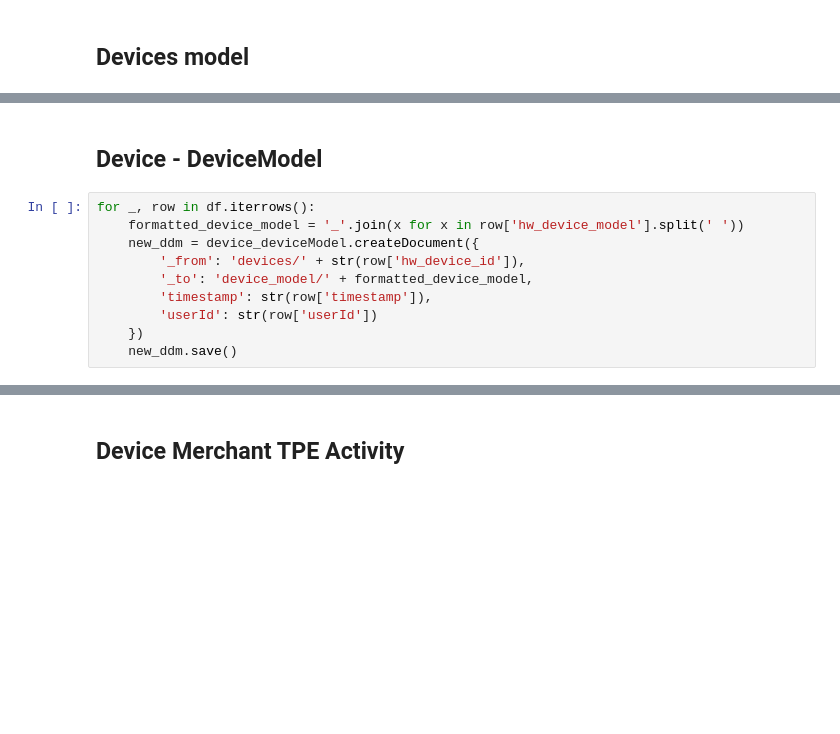
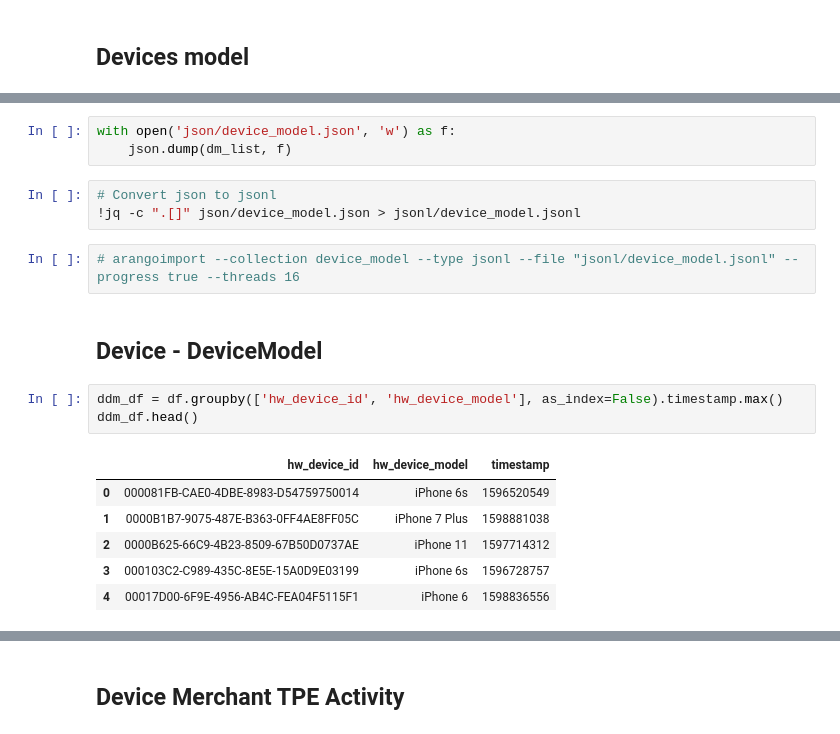
Before and after one commit to anthonyhungnguyen/internship, a Jupyter notebook: module-4-final/data/UsersDevices.ipynb, the cells around one changed output, grey strips where cells are left out. Drawn from its saved outputs; the diff is of its cells as text; blank space fills up the shorter version.

```diff
--- a/module-4-final/data/UsersDevices.ipynb
+++ b/module-4-final/data/UsersDevices.ipynb
@@ -262,12 +265,20 @@ for uq in unique_device_model:
+# %%
+with open('json/device_model.json', 'w') as f:
+    json.dump(dm_list, f)
+# %%
+# Convert json to jsonl
+!jq -c ".[]" json/device_model.json > jsonl/device_model.jsonl
+# %%
+# arangoimport --collection device_model --type jsonl --file "jsonl/device_model.jsonl" --progress true --threads 16
 # %% [markdown]
 ## Device - DeviceModel
-# %%
-for _, row in df.iterrows():
-    formatted_device_model = '_'.join(x for x in row['hw_device_model'].split(' '))
-    new_ddm = device_deviceModel.createDocument({
-        '_from': 'devices/' + str(row['hw_device_id']),
-        '_to': 'device_model/' + formatted_device_model,
-        'timestamp': str(row['timestamp']),
-        'userId': str(row['userId'])
-    })
-    new_ddm.save()
+# %%
+ddm_df = df.groupby(['hw_device_id', 'hw_device_model'], as_index=False).timestamp.max()
+ddm_df.head()
+# %% [output]
+|  | hw_device_id | hw_device_model | timestamp |
+| 0 | 000081FB-CAE0-4DBE-8983-D54759750014 | iPhone 6s | 1596520549 |
+| 1 | 0000B1B7-9075-487E-B363-0FF4AE8FF05C | iPhone 7 Plus | 1598881038 |
+| 2 | 0000B625-66C9-4B23-8509-67B50D0737AE | iPhone 11 | 1597714312 |
+| 3 | 000103C2-C989-435C-8E5E-15A0D9E03199 | iPhone 6s | 1596728757 |
+| 4 | 00017D00-6F9E-4956-AB4C-FEA04F5115F1 | iPhone 6 | 1598836556 |
```
Also changed, not shown: parts of 10 cells of this notebook, 11 other files.
